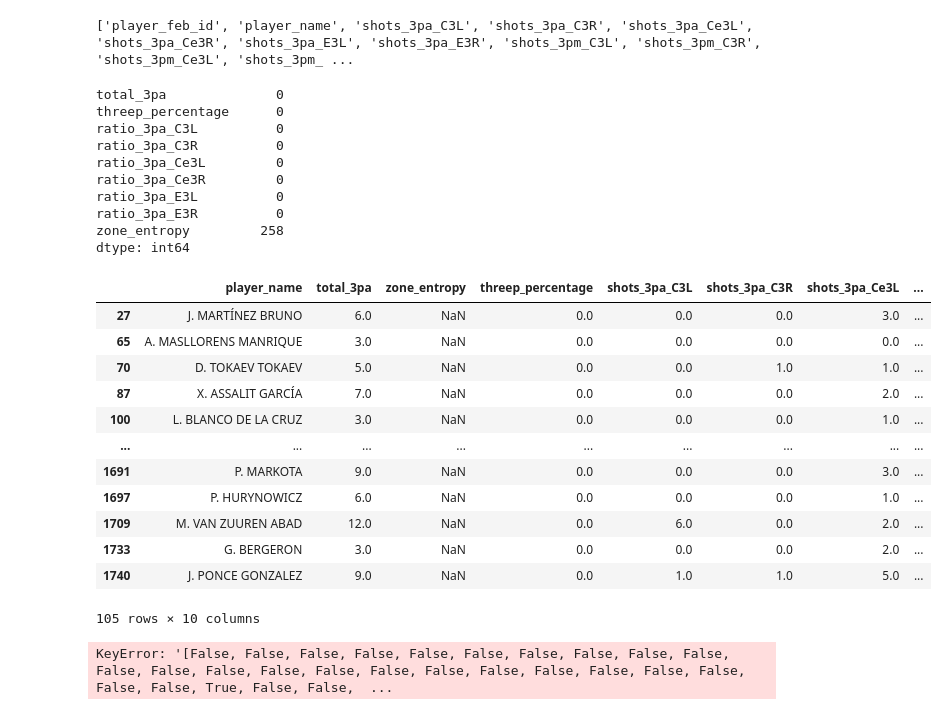
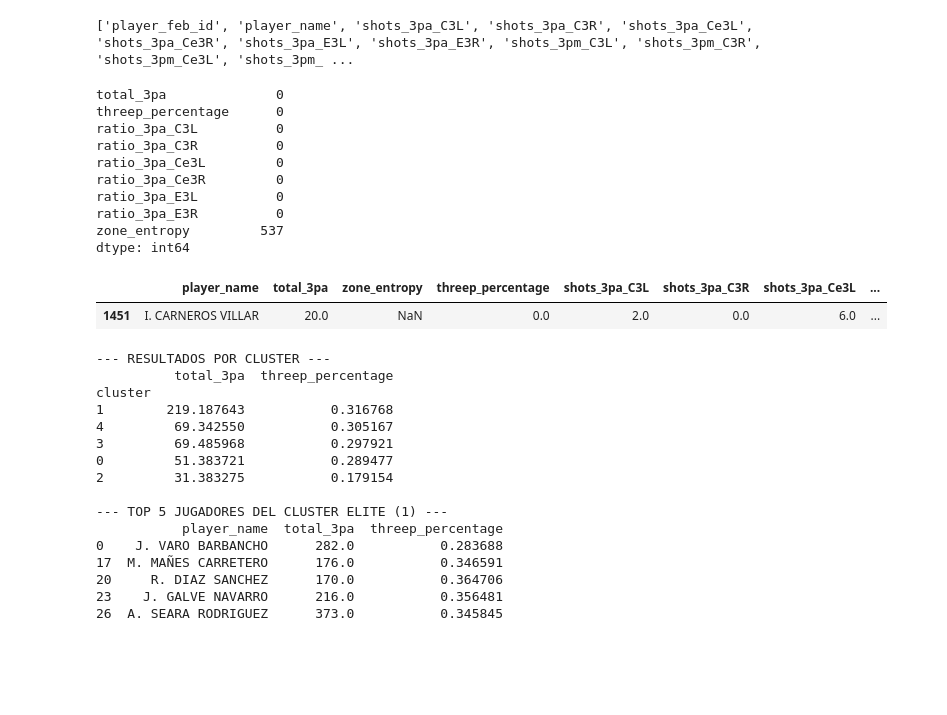
Before and after one commit to JoseGomez23/feb_jose_alvaro, a Jupyter notebook: feb_jose_alvaro.ipynb, the cells around one changed output. Drawn from its saved outputs; the diff is of its cells as text; code cells hidden in the pictures; blank space fills up the shorter version.

```diff
--- a/feb_jose_alvaro.ipynb
+++ b/feb_jose_alvaro.ipynb
@@ -35,7 +35,7 @@ shots = feb_db.get_collection('FEB3_players_shots')
 # print(shots.count_documents({})) # Comprovem el nombre de documents a la col·leccio
 
 # Al tenir-ne 1M+ documents agafarem per provar els primers 10.000
-df_shots = pd.DataFrame(list(shots.find().limit(100000)))
+df_shots = pd.DataFrame(list(shots.find()))
 # main_df = pd.DataFrame(shots)
 df_shots.head()
 # %% [output]
@@ -227,7 +227,7 @@ ratio_3pa_Ce3L         0
 ratio_3pa_Ce3R         0
 ratio_3pa_E3L          0
 ratio_3pa_E3R          0
-zone_entropy         258
+zone_entropy         537
 dtype: int64
 # %%
 
@@ -243,35 +243,24 @@ dtype: int64
 # df_players.head()
 # %%
 # Jugadores con zone_entropy NaN (no han tirado de 3 en ninguna zona)
-df_pivot_filtered = df_pivot[df_pivot["total_3pa"] >= 3].copy()
+df_pivot_filtered = df_pivot[df_pivot["total_3pa"] >= 15].copy()
 
 jugadores_sin_triples = df_pivot_filtered[df_pivot_filtered["zone_entropy"].isna()]
 
 # Mostrar todas las columnas de 3PA para ver de qué zonas tiró
 cols_zonas = [f"shots_3pa_{z}" for z in zones]
 
 # Mostrar info completa
 jugadores_sin_triples[["player_name", "total_3pa", "zone_entropy", "threep_percentage"] + cols_zonas]
 # %% [output]
 |  | player_name | total_3pa | zone_entropy | threep_percentage | shots_3pa_C3L | shots_3pa_C3R | shots_3pa_Ce3L | ... |
-| 27 | J. MARTÍNEZ BRUNO | 6.0 | NaN | 0.0 | 0.0 | 0.0 | 3.0 | ... |
-| 65 | A. MASLLORENS MANRIQUE | 3.0 | NaN | 0.0 | 0.0 | 0.0 | 0.0 | ... |
-| 70 | D. TOKAEV TOKAEV | 5.0 | NaN | 0.0 | 0.0 | 1.0 | 1.0 | ... |
-| 87 | X. ASSALIT GARCÍA | 7.0 | NaN | 0.0 | 0.0 | 0.0 | 2.0 | ... |
-| 100 | L. BLANCO DE LA CRUZ | 3.0 | NaN | 0.0 | 0.0 | 0.0 | 1.0 | ... |
-| ... | ... | ... | ... | ... | ... | ... | ... | ... |
-| 1691 | P. MARKOTA | 9.0 | NaN | 0.0 | 0.0 | 0.0 | 3.0 | ... |
-| 1697 | P. HURYNOWICZ | 6.0 | NaN | 0.0 | 0.0 | 0.0 | 1.0 | ... |
-| 1709 | M. VAN ZUUREN ABAD | 12.0 | NaN | 0.0 | 6.0 | 0.0 | 2.0 | ... |
-| 1733 | G. BERGERON | 3.0 | NaN | 0.0 | 0.0 | 0.0 | 2.0 | ... |
-| 1740 | J. PONCE GONZALEZ | 9.0 | NaN | 0.0 | 1.0 | 1.0 | 5.0 | ... |
+| 1451 | I. CARNEROS VILLAR | 20.0 | NaN | 0.0 | 2.0 | 0.0 | 6.0 | ... |
-105 rows × 10 columns
 # %%
 from sklearn.preprocessing import StandardScaler
 from sklearn.cluster import KMeans
 
 # 1. Filtro (mantenemos tus 3 intentos mínimos, aunque 10-15 sería más fiable)
-min_intentos = 3
+min_intentos = 15
 df_pivot_filtered = df_pivot[df_pivot["total_3pa"] >= min_intentos].copy()
 df_pivot_filtered = df_pivot_filtered.dropna(subset=["zone_entropy"])
 
@@ -305,7 +294,22 @@ cluster_top = resumen.index[0]
 print(f"\n--- TOP 5 JUGADORES DEL CLUSTER ELITE ({cluster_top}) ---")
 print(df_pivot_filtered[df_pivot_filtered["cluster"] == cluster_top][["player_name", "total_3pa", "threep_percentage"]].head(5))
 # %% [output]
-KeyError: '[False, False, False, False, False, False, False, False, False, False, False, False, False, False, False, False, False, False, False, False, False, False, False, False, True, False, False,  ...
+--- RESULTADOS POR CLUSTER ---
+          total_3pa  threep_percentage
+cluster
+1        219.187643           0.316768
+4         69.342550           0.305167
+3         69.485968           0.297921
+0         51.383721           0.289477
+2         31.383275           0.179154
+
+--- TOP 5 JUGADORES DEL CLUSTER ELITE (1) ---
+           player_name  total_3pa  threep_percentage
+0    J. VARO BARBANCHO      282.0           0.283688
+17  M. MAÑES CARRETERO      176.0           0.346591
+20     R. DIAZ SANCHEZ      170.0           0.364706
+23    J. GALVE NAVARRO      216.0           0.356481
+26  A. SEARA RODRIGUEZ      373.0           0.345845
 # %%
 from sklearn.cluster import KMeans
 from sklearn.metrics import silhouette_score
```
Also changed, not shown: parts of 8 cells of this notebook.
